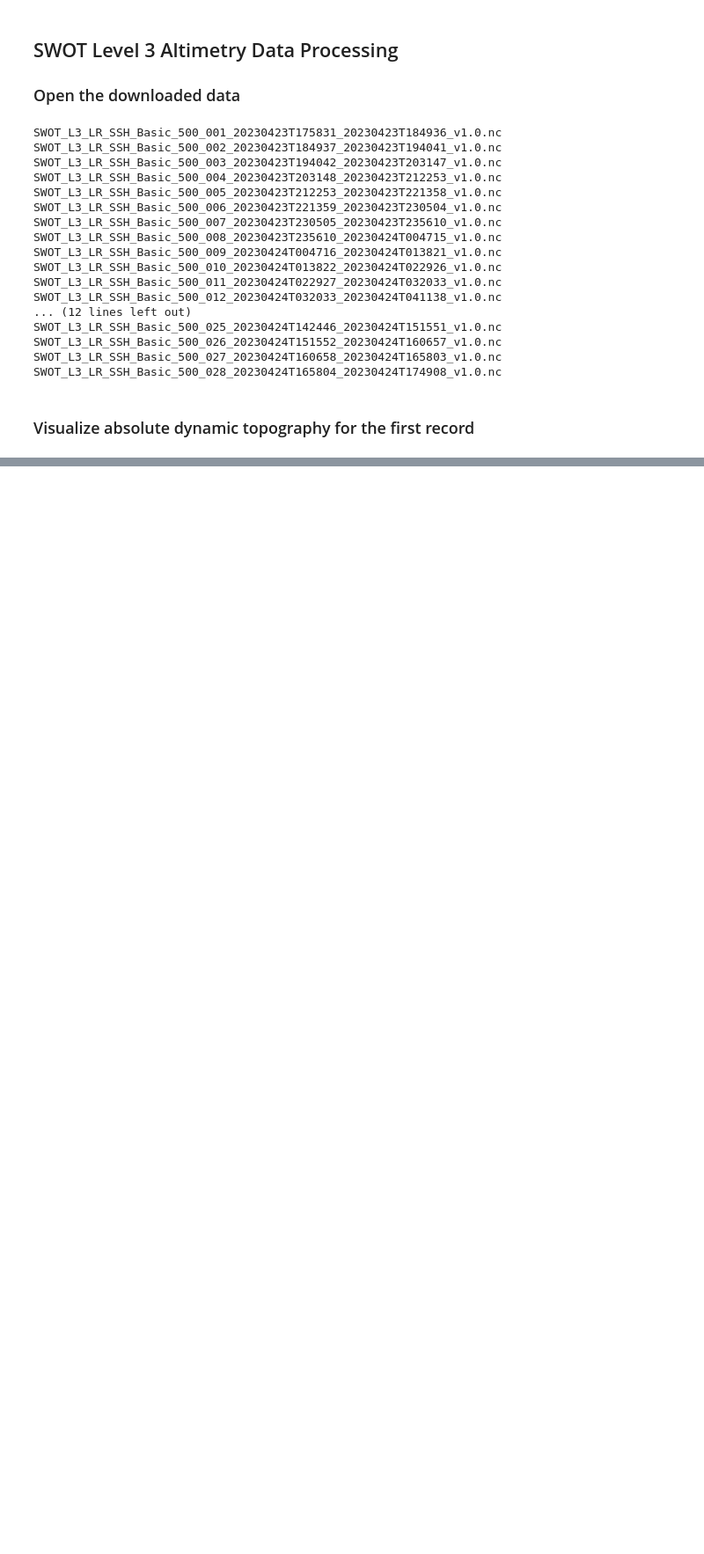
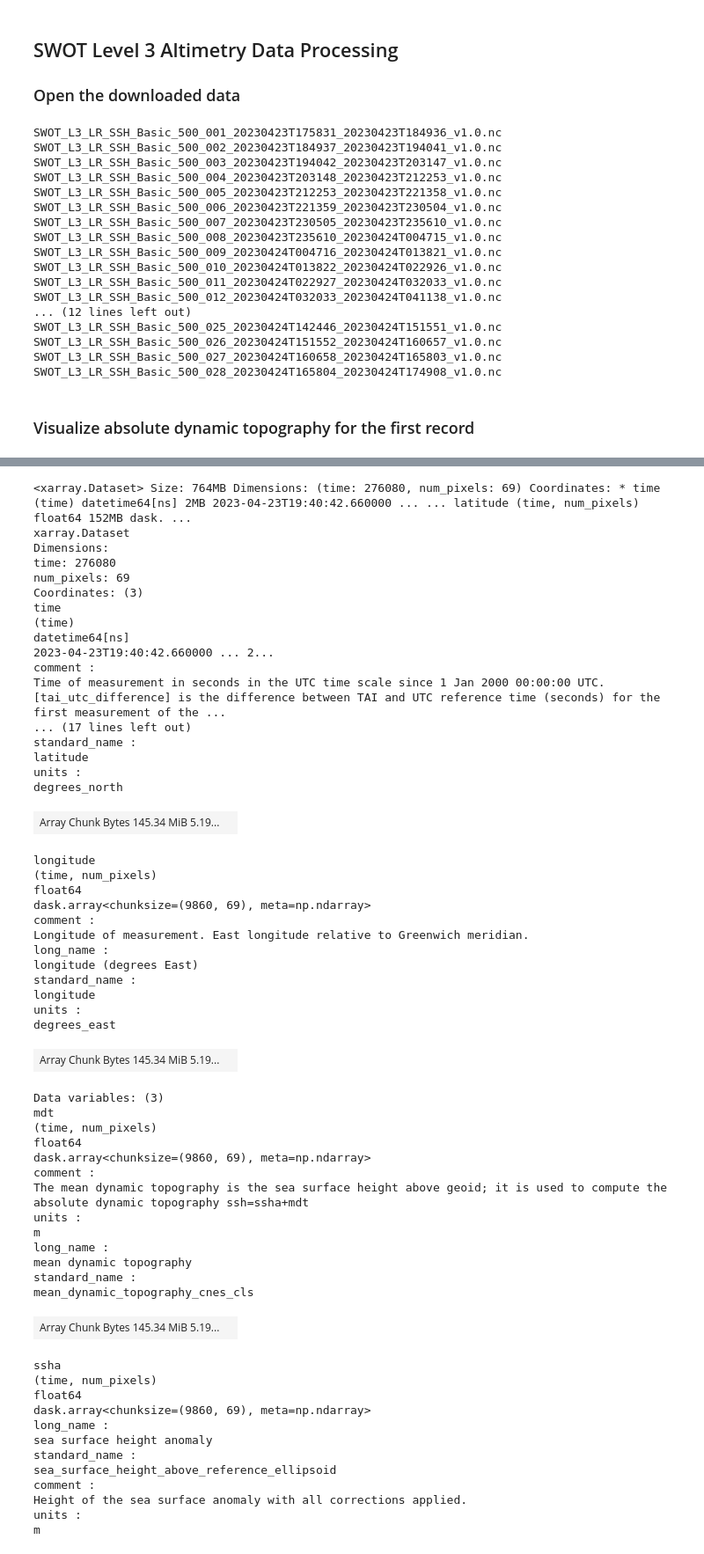
Before and after one commit to oceanhackweek/ohw24_proj_upSSH_us, a Jupyter notebook: contributor_folders/team_member_2/SWOTL3_dataprep.ipynb, the cells around one changed output, grey strips where cells are left out. Shown at 88% size. Saved outputs shown, nothing was run; the diff lists cells and outputs as text; code cells hidden in the pictures; blank space fills up the shorter version.

```diff
--- a/contributor_folders/team_member_2/SWOTL3_dataprep.ipynb
+++ b/contributor_folders/team_member_2/SWOTL3_dataprep.ipynb
@@ -66,3 +100,63 @@ swot_full = xr.open_mfdataset(data_files,
 
 
 ### can't drop the nadir dimension, only empty in the last file, which shouldn't be used
+# %%
+swot_full
+# %% [output]
+<xarray.Dataset> Size: 764MB Dimensions: (time: 276080, num_pixels: 69) Coordinates: * time (time) datetime64[ns] 2MB 2023-04-23T19:40:42.660000 ... ... latitude (time, num_pixels) float64 152MB dask. ...
+xarray.Dataset
+Dimensions:
+time: 276080
+num_pixels: 69
+Coordinates: (3)
+time
+(time)
+datetime64[ns]
+2023-04-23T19:40:42.660000 ... 2...
+comment :
+Time of measurement in seconds in the UTC time scale since 1 Jan 2000 00:00:00 UTC. [tai_utc_difference] is the difference between TAI and UTC reference time (seconds) for the first measurement of the ...
+... (17 lines left out)
+standard_name :
+latitude
+units :
+degrees_north
+| Array Chunk Bytes 145.34 MiB 5.19... |  |
+longitude
+(time, num_pixels)
+float64
+dask.array<chunksize=(9860, 69), meta=np.ndarray>
+comment :
+Longitude of measurement. East longitude relative to Greenwich meridian.
+long_name :
+longitude (degrees East)
+standard_name :
+longitude
+units :
+degrees_east
+| Array Chunk Bytes 145.34 MiB 5.19... |  |
+Data variables: (3)
+mdt
+(time, num_pixels)
+float64
+dask.array<chunksize=(9860, 69), meta=np.ndarray>
+comment :
+The mean dynamic topography is the sea surface height above geoid; it is used to compute the absolute dynamic topography ssh=ssha+mdt
+units :
+m
+long_name :
+mean dynamic topography
+standard_name :
+mean_dynamic_topography_cnes_cls
+| Array Chunk Bytes 145.34 MiB 5.19... |  |
+ssha
+(time, num_pixels)
+float64
+dask.array<chunksize=(9860, 69), meta=np.ndarray>
+long_name :
+sea surface height anomaly
+standard_name :
+sea_surface_height_above_reference_ellipsoid
+comment :
+Height of the sea surface anomaly with all corrections applied.
+units :
+m
```
Also changed, not shown: parts of 8 cells of this notebook.
